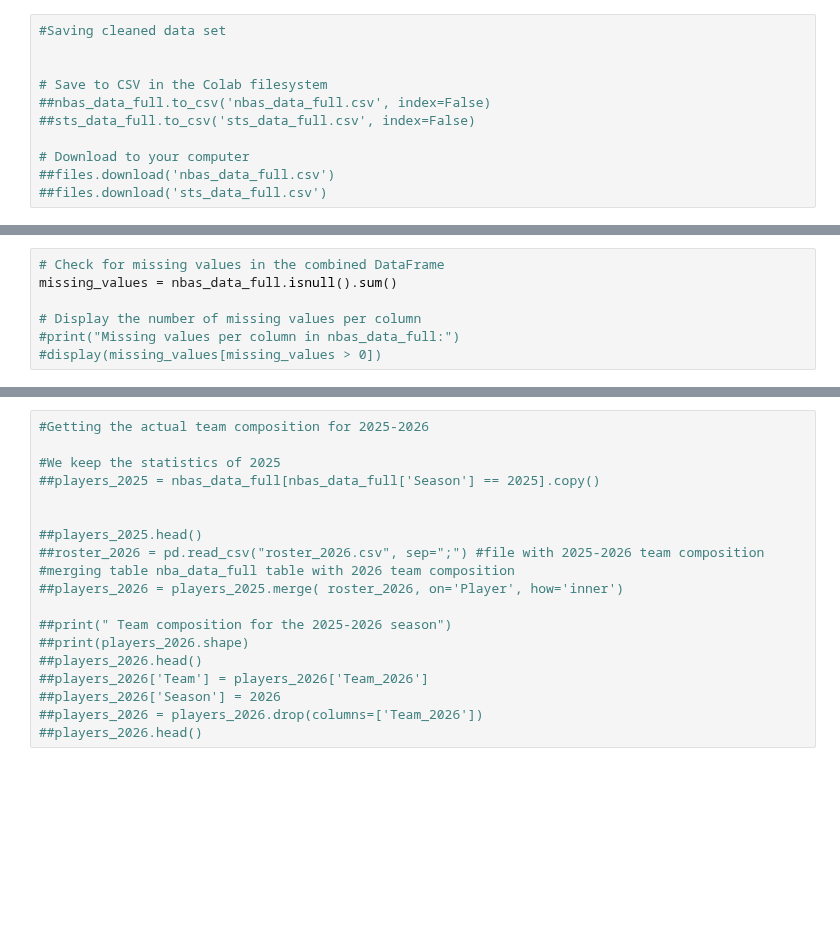
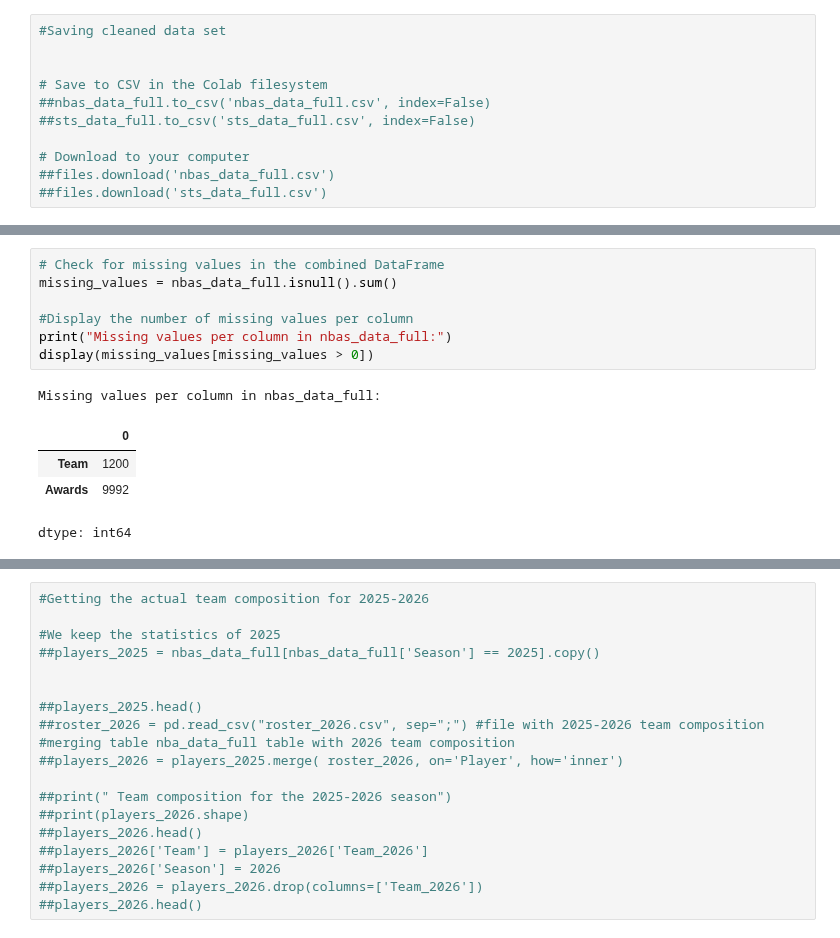
Before and after one commit to maadmaaax/Project_NBA_GroupM, a Jupyter notebook: Analyse_Principale.ipynb, the cells around one changed output, grey strips where cells are left out. Drawn from its saved outputs; the diff is of its cells as text; blank space fills up the shorter version.

```diff
--- a/Analyse_Principale.ipynb
+++ b/Analyse_Principale.ipynb
@@ -308,7 +323,13 @@ nbas_data_full.dropna(subset=numerical_cols, inplace=True)
 # %%
 # Check for missing values in the combined DataFrame
 missing_values = nbas_data_full.isnull().sum()
 
-# Display the number of missing values per column
-#print("Missing values per column in nbas_data_full:")
-#display(missing_values[missing_values > 0])
+#Display the number of missing values per column
+print("Missing values per column in nbas_data_full:")
+display(missing_values[missing_values > 0])
+# %% [output]
+Missing values per column in nbas_data_full:
+|  | 0 |
+| Team | 1200 |
+| Awards | 9992 |
+dtype: int64
```
Also changed, not shown: parts of 20 cells of this notebook.
